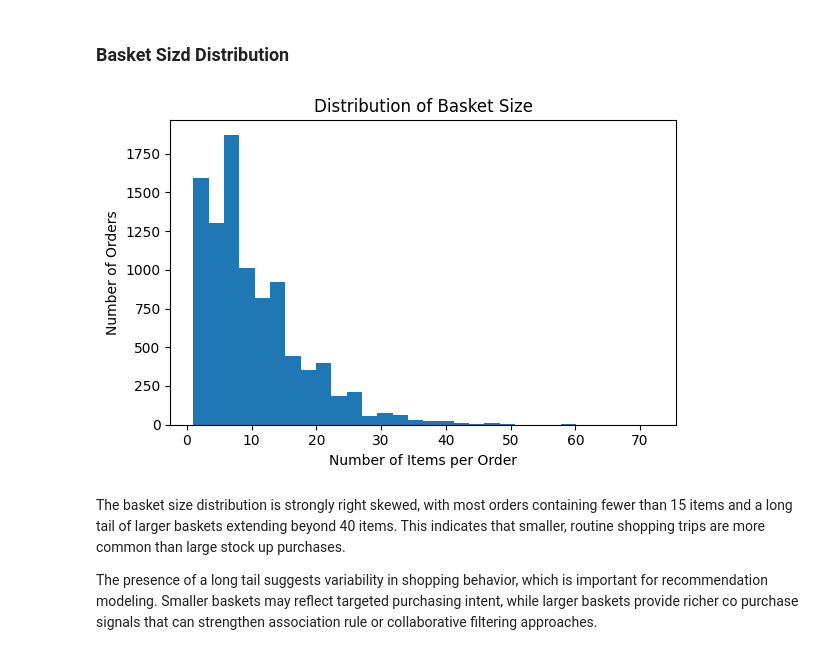
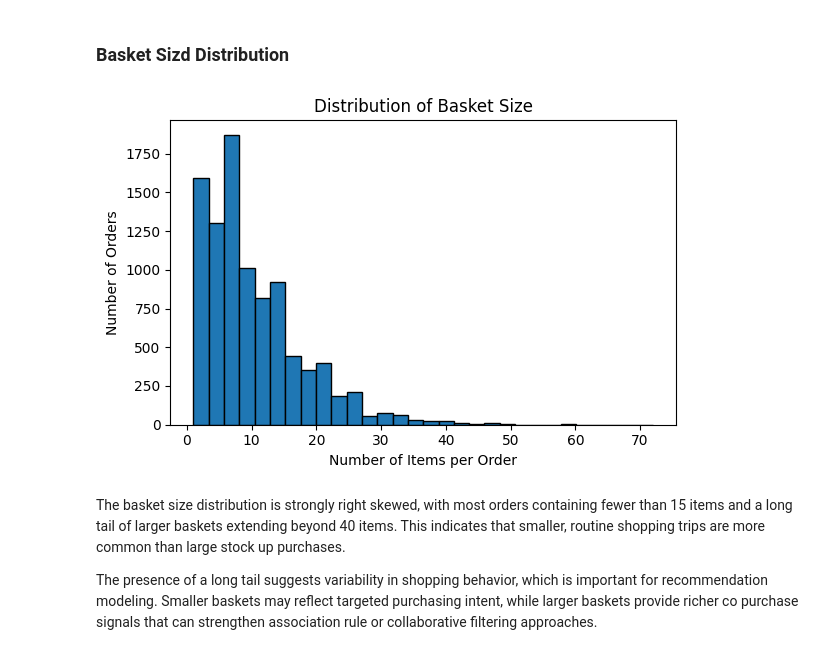
Before and after one commit to RevibeZ/DX699-Mod2-AI-for-Leaders, a Jupyter notebook: OMDS-ModB2-Week2-Pimentel-Erwin.ipynb, the cells around one changed output. Cells and saved outputs as stored; diff of their text form; code cells hidden in the pictures.

```diff
--- a/OMDS-ModB2-Week2-Pimentel-Erwin.ipynb
+++ b/OMDS-ModB2-Week2-Pimentel-Erwin.ipynb
@@ -311,17 +318,17 @@ The sampled Instacart dataset was evaluated for missing values and duplicate rec
 # %%
 basket_size = sample_order_products.groupby("order_id")["product_id"].count()
 
 basket_size.head()
 
 plt.figure(figsize=(6,4))
-plt.hist(basket_size, bins=30)
+plt.hist(basket_size, bins=30, edgecolor='black')
 plt.xlabel("Number of Items per Order")
 plt.ylabel("Number of Orders")
 plt.title("Distribution of Basket Size")
 plt.tight_layout()
 plt.show()
 # %% [output]
-[figure, old version]
+[figure, new version]
 # %% [markdown]
 The basket size distribution is strongly right skewed, with most orders containing fewer than 15 items and a long tail of larger baskets extending beyond 40 items. This indicates that smaller, routine shopping trips are more common than large stock up purchases.
 
```
Also changed, not shown: parts of 21 cells of this notebook.
